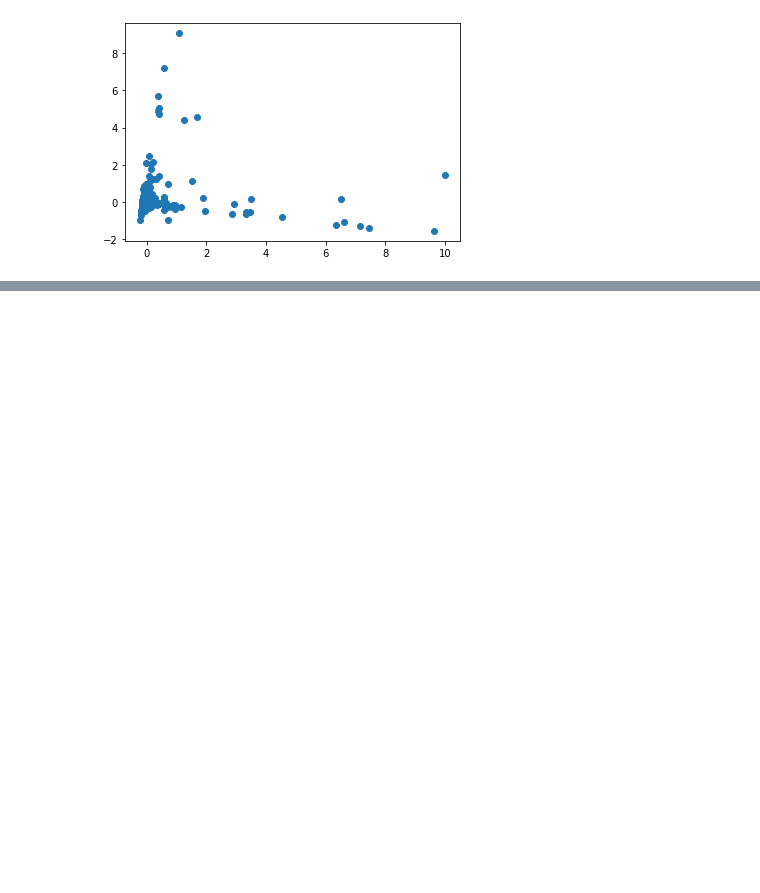
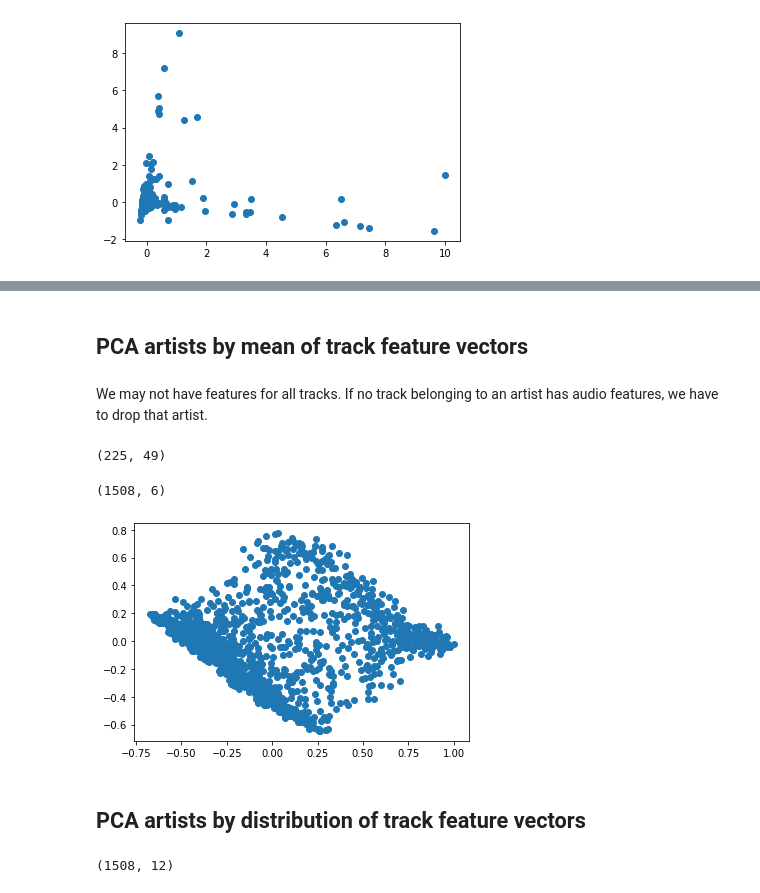
Before and after one commit to jonaengs/Explorify, a Jupyter notebook: initial data exploration.ipynb, the cells around one changed output, grey strips where cells are left out. Cells and saved outputs as stored; diff of their text form; code cells hidden in the pictures; blank space fills up the shorter version.

```diff
--- a/initial data exploration.ipynb
+++ b/initial data exploration.ipynb
@@ -378,0 +406,60 @@ array([[ True, False, False, ..., False, False, False],
+# %% [markdown]
+## PCA artists by mean of track feature vectors
+# %%
+features = ["danceability", "valence", "speechiness", "acousticness", "instrumentalness", "liveness"]
+wfeatures = pd.merge(merged, track_features, how="left", left_on="track_id", right_index=True)
+for feat in features:
+    wfeatures[feat] = wfeatures[feat].transform(float)
+# %% [markdown]
+We may not have features for all tracks. If no track belonging to an artist has audio features, we have to drop that artist.
+# %%
+wfeatures.artist_id.nunique()
+missing_features_artist_ids = wfeatures[wfeatures.danceability.isna()]
+print(missing_features_artist_ids.shape)
+wfeatures = wfeatures[wfeatures.danceability.notna()]
+# %% [output]
+(225, 49)
+# %%
+def compute_mean_artist_feature_vector(grouping):
+    df = pd.DataFrame(grouping)
+    return df[features].aggregate(np.mean, axis=0, raw=True).to_numpy()
+
+mean_artist_features = wfeatures.groupby("artist_id").apply(compute_mean_artist_feature_vector)
+artist_features_v = np.stack(mean_artist_features.values)
+
+print(artist_features_v.shape)
+pca = PCA(n_components=2)
+transformed = pca.fit_transform(artist_features_v)
+
+# We use the series to keep track of which artists maps to each feature vector / dr position
+mean_artist_features.update(list(map(tuple, transformed)))
+# %% [output]
+(1508, 6)
+# %%
+plt.scatter(*zip(*transformed))
+plt.show()
+# %% [output]
+[figure, added]
+# %% [markdown]
+## PCA artists by distribution of track feature vectors
+# %%
+from scipy.stats import norm
+i = 0
+def compute_norm_artist_feature_vector(grouping):
+    def flatten(l):
+        return [v for t in l for v in t]
+    df = pd.DataFrame(grouping)
+    # return [norm.fit(df[col])[0] for col in features]
+    return flatten([norm.fit(df[col]) for col in features])
+    # print(df[features].aggregate(norm.fit, axis=0, raw=True))
+
+norm_artist_features = wfeatures.groupby("artist_id").apply(compute_norm_artist_feature_vector)
+norm_artist_features_v = np.stack(norm_artist_features.values)
+
+print(norm_artist_features_v.shape)
+pca = PCA(n_components=2)
+transformed = pca.fit_transform(norm_artist_features_v)
+
+norm_artist_features.update(list(map(tuple, transformed)))
+# %% [output]
+(1508, 12)
```
Also changed, not shown: parts of 21 cells of this notebook, 1 other file.
